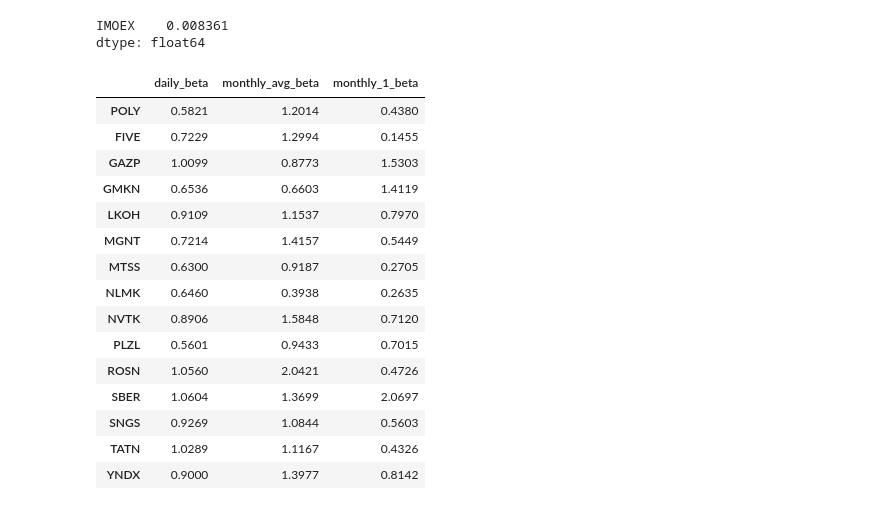
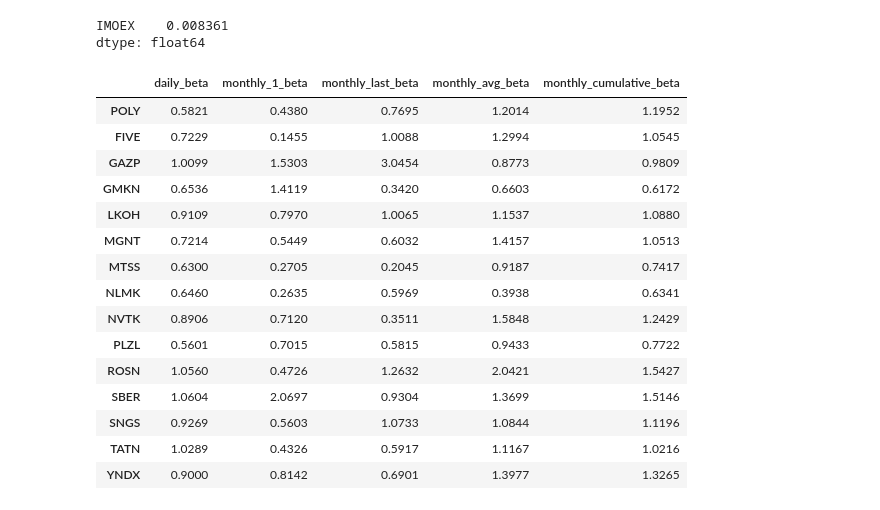
Before and after one commit to justniks/case_finance, a Jupyter notebook: portfolio_management.ipynb, the cells around one changed output. Cells and saved outputs as stored; diff of their text form; code cells hidden in the pictures.

```diff
--- a/portfolio_management.ipynb
+++ b/portfolio_management.ipynb
@@ -361,6 +316,20 @@ def check_beta_sustainability(df1, df2):
         daily_betas, orient='index', columns=['daily_beta']
     )
 
+    monthly_1_betas = calc_betas(
+        df_11.loc[df_11.index.is_month_start], df_21.loc[df_21.index.is_month_start]
+    )
+    series_tmp = pd.Series(monthly_1_betas)
+    df_sust['monthly_1_beta'] = series_tmp
+    del series_tmp
+
+    monthly_last_betas = calc_betas(
+        df_11.loc[df_11.index.is_month_end], df_21.loc[df_21.index.is_month_end]
+    )
+    series_tmp = pd.Series(monthly_last_betas)
+    df_sust['monthly_last_beta'] = series_tmp
+    del series_tmp
+
     monthly_avg_betas = calc_betas(
         df_11.resample('M').mean(), df_21.resample('M').mean()
     )
@@ -368,32 +337,34 @@ def check_beta_sustainability(df1, df2):
     df_sust['monthly_avg_beta'] = series_tmp
     del series_tmp
 
-    monthly_1_betas = calc_betas(
-        df_11.loc[df_11.index.is_month_start], df_21.loc[df_21.index.is_month_start]
+    monthly_cumulative_betas = calc_betas(
+        df_11.resample('M').sum(), df_21.resample('M').sum()
     )
-    series_tmp = pd.Series(monthly_1_betas)
-    df_sust['monthly_1_beta'] = series_tmp
+    series_tmp = pd.Series(monthly_cumulative_betas)
+    df_sust['monthly_cumulative_beta'] = series_tmp
     del series_tmp
 
     return df_sust
 # %%
-check_beta_sustainability(
+all_betas = check_beta_sustainability(
     df_assets_performance, df_benchmark_performance
 ).round(decimals=4)
+
+all_betas
 # %% [output]
-|  | daily_beta | monthly_avg_beta | monthly_1_beta |
-| POLY | 0.5821 | 1.2014 | 0.4380 |
-| FIVE | 0.7229 | 1.2994 | 0.1455 |
-| GAZP | 1.0099 | 0.8773 | 1.5303 |
-| GMKN | 0.6536 | 0.6603 | 1.4119 |
-| LKOH | 0.9109 | 1.1537 | 0.7970 |
-| MGNT | 0.7214 | 1.4157 | 0.5449 |
-| MTSS | 0.6300 | 0.9187 | 0.2705 |
-| NLMK | 0.6460 | 0.3938 | 0.2635 |
-| NVTK | 0.8906 | 1.5848 | 0.7120 |
-| PLZL | 0.5601 | 0.9433 | 0.7015 |
-| ROSN | 1.0560 | 2.0421 | 0.4726 |
-| SBER | 1.0604 | 1.3699 | 2.0697 |
-| SNGS | 0.9269 | 1.0844 | 0.5603 |
-| TATN | 1.0289 | 1.1167 | 0.4326 |
-| YNDX | 0.9000 | 1.3977 | 0.8142 |
+|  | daily_beta | monthly_1_beta | monthly_last_beta | monthly_avg_beta | monthly_cumulative_beta |
+| POLY | 0.5821 | 0.4380 | 0.7695 | 1.2014 | 1.1952 |
+| FIVE | 0.7229 | 0.1455 | 1.0088 | 1.2994 | 1.0545 |
+| GAZP | 1.0099 | 1.5303 | 3.0454 | 0.8773 | 0.9809 |
+| GMKN | 0.6536 | 1.4119 | 0.3420 | 0.6603 | 0.6172 |
+| LKOH | 0.9109 | 0.7970 | 1.0065 | 1.1537 | 1.0880 |
+| MGNT | 0.7214 | 0.5449 | 0.6032 | 1.4157 | 1.0513 |
+| MTSS | 0.6300 | 0.2705 | 0.2045 | 0.9187 | 0.7417 |
+| NLMK | 0.6460 | 0.2635 | 0.5969 | 0.3938 | 0.6341 |
+| NVTK | 0.8906 | 0.7120 | 0.3511 | 1.5848 | 1.2429 |
+| PLZL | 0.5601 | 0.7015 | 0.5815 | 0.9433 | 0.7722 |
+| ROSN | 1.0560 | 0.4726 | 1.2632 | 2.0421 | 1.5427 |
+| SBER | 1.0604 | 2.0697 | 0.9304 | 1.3699 | 1.5146 |
+| SNGS | 0.9269 | 0.5603 | 1.0733 | 1.0844 | 1.1196 |
+| TATN | 1.0289 | 0.4326 | 0.5917 | 1.1167 | 1.0216 |
+| YNDX | 0.9000 | 0.8142 | 0.6901 | 1.3977 | 1.3265 |
```
Also changed, not shown: parts of 6 cells of this notebook.
